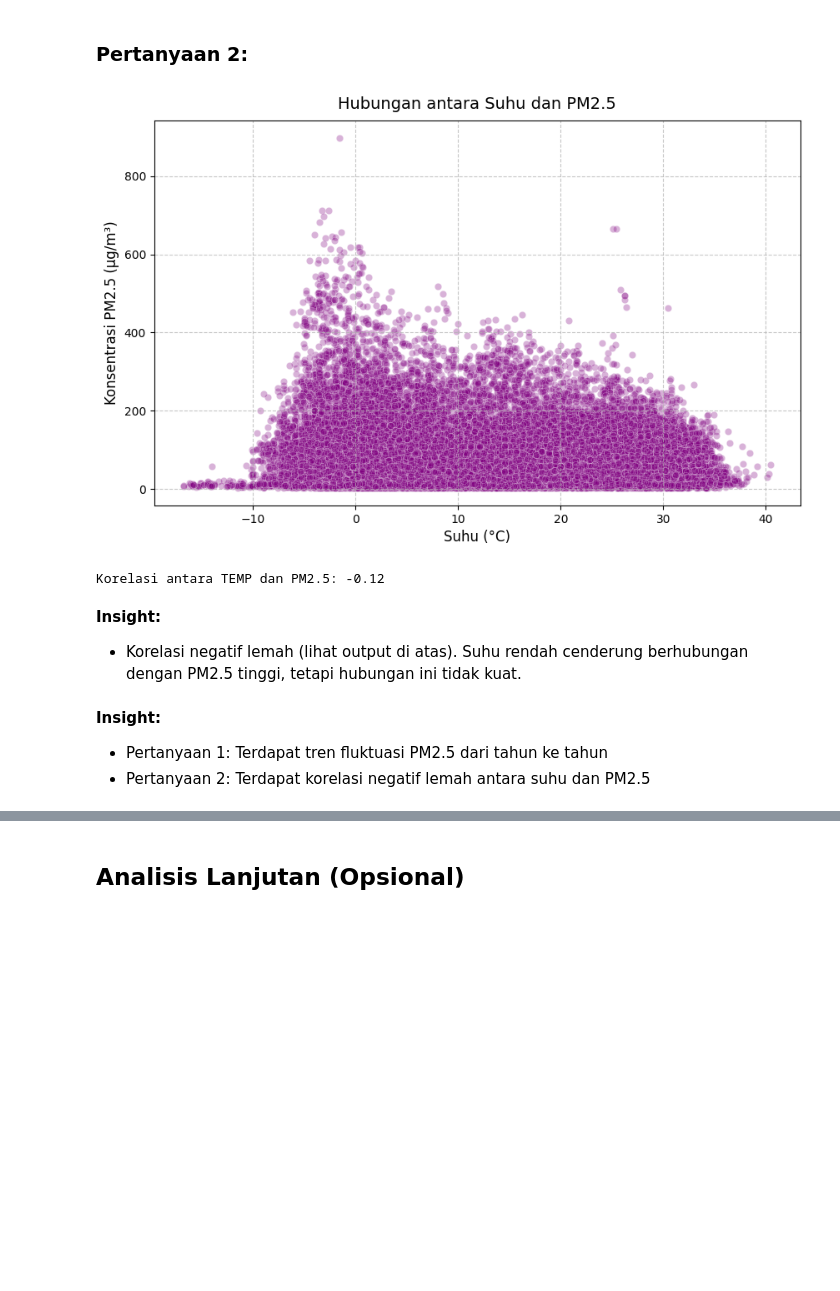
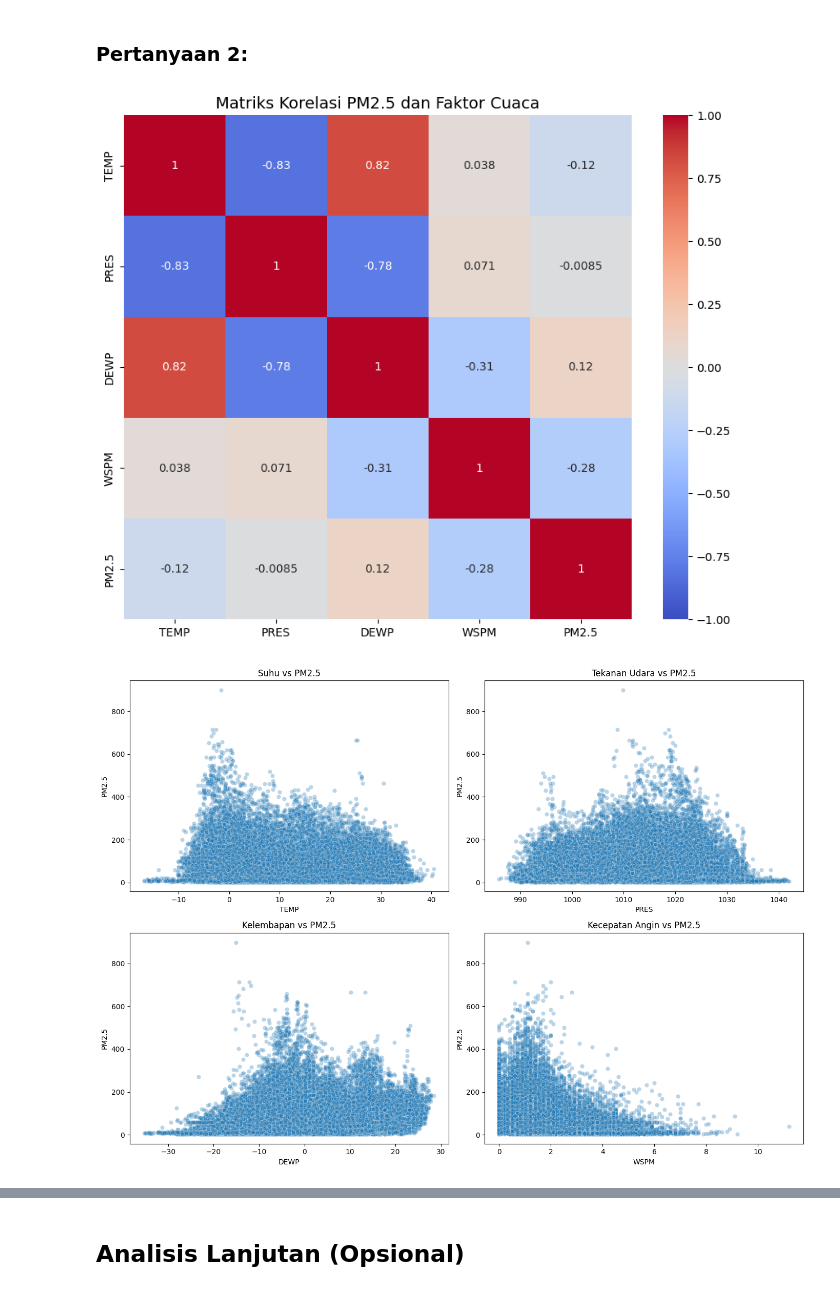
Before and after one commit to miezlearning/Coding-Camp-2025, a Jupyter notebook: Belajar Analisis Data dengan Python/Coding_Camp_Proyek_Analisis_Data.ipynb, the cells around one changed output, grey strips where cells are left out. Saved outputs shown, nothing was run; the diff lists cells and outputs as text; code cells hidden in the pictures; blank space fills up the shorter version.

```diff
--- a/Belajar Analisis Data dengan Python/Coding_Camp_Proyek_Analisis_Data.ipynb
+++ b/Belajar Analisis Data dengan Python/Coding_Camp_Proyek_Analisis_Data.ipynb
@@ -147,24 +177,27 @@ plt.show()
 # %% [markdown]
 ### Pertanyaan 2:
-# %%
-plt.figure(figsize=(10, 6))
-sns.scatterplot(data=df_aoti, x='TEMP', y='PM2.5', alpha=0.3, color='purple')
-plt.title('Hubungan antara Suhu dan PM2.5', fontsize=14, pad=10)
-plt.xlabel('Suhu (°C)', fontsize=12)
-plt.ylabel('Konsentrasi PM2.5 (μg/m³)', fontsize=12)
-plt.grid(True, linestyle='--', alpha=0.7)
-plt.show()
-
-# Menghitung korelasi
-correlation = df_aoti['TEMP'].corr(df_aoti['PM2.5'])
-print(f'Korelasi antara TEMP dan PM2.5: {correlation:.2f}')
-# %% [output]
-[figure, removed]
-Korelasi antara TEMP dan PM2.5: -0.12
-# %% [markdown]
-**Insight:**
-- Korelasi negatif lemah (lihat output di atas). Suhu rendah cenderung berhubungan dengan PM2.5 tinggi, tetapi hubungan ini tidak kuat.
-# %% [markdown]
-**Insight:**
-- Pertanyaan 1: Terdapat tren fluktuasi PM2.5 dari tahun ke tahun
-- Pertanyaan 2: Terdapat korelasi negatif lemah antara suhu dan PM2.5
+# %%
+# Matriks korelasi
+weather_vars = ['TEMP', 'PRES', 'DEWP', 'WSPM', 'PM2.5']
+corr_matrix = df_aoti[weather_vars].corr()
+
+plt.figure(figsize=(10, 8))
+sns.heatmap(corr_matrix, annot=True, cmap='coolwarm', vmin=-1, vmax=1)
+plt.title('Matriks Korelasi PM2.5 dan Faktor Cuaca', fontsize=14)
+plt.show()
+
+# Scatter plots
+fig, axes = plt.subplots(2, 2, figsize=(14, 10))
+sns.scatterplot(x='TEMP', y='PM2.5', data=df_aoti, alpha=0.3, ax=axes[0, 0])
+axes[0, 0].set_title('Suhu vs PM2.5')
+sns.scatterplot(x='PRES', y='PM2.5', data=df_aoti, alpha=0.3, ax=axes[0, 1])
+axes[0, 1].set_title('Tekanan Udara vs PM2.5')
+sns.scatterplot(x='DEWP', y='PM2.5', data=df_aoti, alpha=0.3, ax=axes[1, 0])
+axes[1, 0].set_title('Kelembapan vs PM2.5')
+sns.scatterplot(x='WSPM', y='PM2.5', data=df_aoti, alpha=0.3, ax=axes[1, 1])
+axes[1, 1].set_title('Kecepatan Angin vs PM2.5')
+plt.tight_layout()
+plt.show()
+# %% [output]
+[figure, added]
+[figure, added]
```
Also changed, not shown: parts of 25 cells of this notebook, 13 other files.
